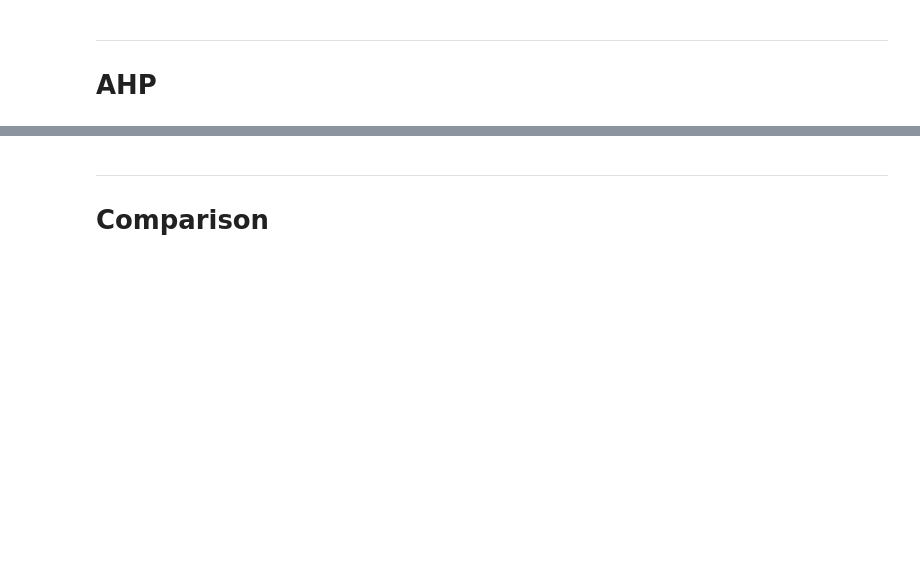
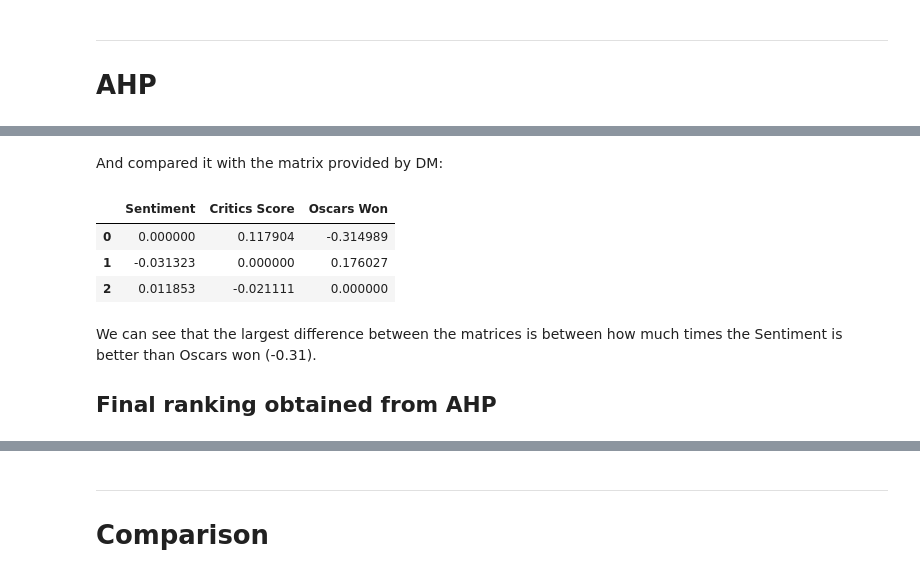
Before and after one commit to istepka/decision-analysis, a Jupyter notebook: project2/report.ipynb, the cells around one changed output, grey strips where cells are left out. Saved outputs shown, nothing was run; the diff lists cells and outputs as text; code cells hidden in the pictures; blank space fills up the shorter version.

```diff
--- a/project2/report.ipynb
+++ b/project2/report.ipynb
@@ -194,0 +285,14 @@ calulate_kendall_matrix(uta_ranking, pretty_print=True)
+# %% [markdown]
+And compared it with the matrix provided by DM:
+# %%
+differece_matrix = inconsistent_matrix - recreated_matrix
+differece_matrix
+# %% [output]
+|  | Sentiment | Critics Score | Oscars Won |
+| 0 | 0.000000 | 0.117904 | -0.314989 |
+| 1 | -0.031323 | 0.000000 | 0.176027 |
+| 2 | 0.011853 | -0.021111 | 0.000000 |
+# %% [markdown]
+We can see that the largest difference between the matrices is between how much times the Sentiment is better than Oscars won (-0.31).
+
+## Final ranking obtained from AHP
```
Also changed, not shown: parts of 23 cells of this notebook, 8 other files.
